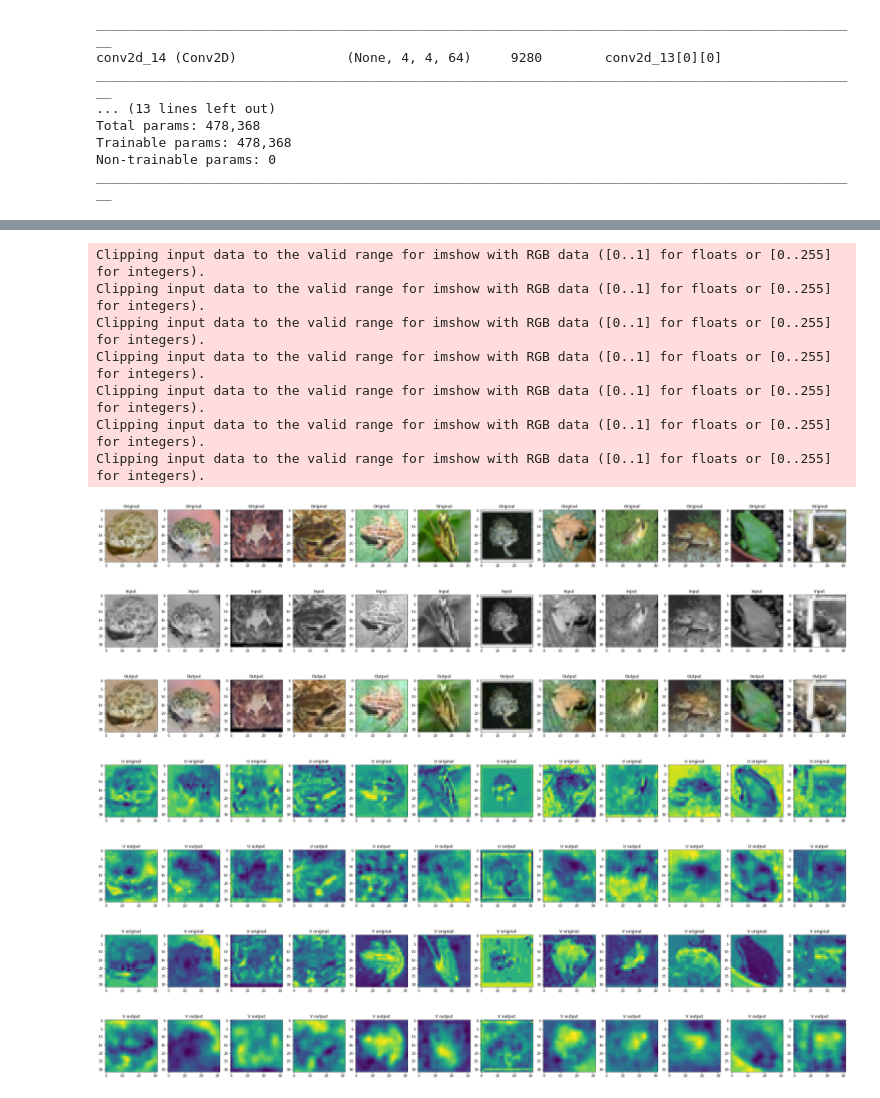
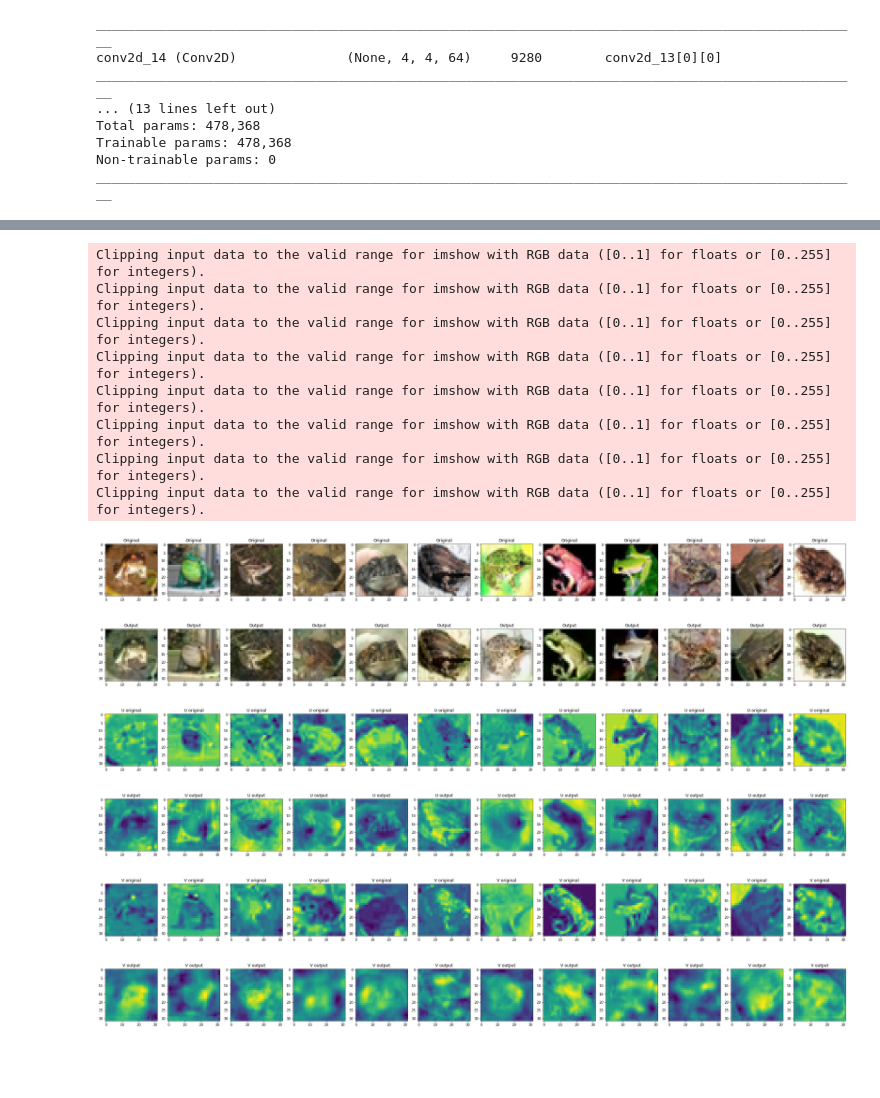
Before and after one commit to conwayjw97/Image-Colourisation-with-Deep-Learning, a Jupyter notebook: src/CVAE.ipynb, the cells around one changed output, grey strips where cells are left out. Drawn from its saved outputs; the diff is of its cells as text; code cells hidden in the pictures; blank space fills up the shorter version.

```diff
--- a/src/CVAE.ipynb
+++ b/src/CVAE.ipynb
@@ -5,12 +5,15 @@
 # %%
 # Insert an integer value for the DATASET_CHOICE variable below
 # 0 = Symbol Set
-# 1 = cifar10 (You can also choose a class with CIFAR10_CLASS)
+# 1 = cifar10 (You can also choose a class with the CIFAR10_CLASS variable)
 # 2 = Celeb faces
-# 3 = ImageNette
+# 3 = ImageNette (You must choose a category with the IMAGENETTE_CATEGORY variable)
 DATASET_CHOICE = 1
 # If you wish to use a specific cifar10 class, specify one here, otherwise assign the variable to None
 CIFAR10_CLASS = 6
+# If using imagenette specify the image category to train on here
+# Choose one of the following: "dog", "paraglider", "golfball", "church", "fish"
+IMAGENETTE_CATEGORY = "dog"
 # %% [markdown]
 # Define Global Parameters
 # %%
@@ -317,11 +418,11 @@ for i in range(output_count):
   plt.title("Original")
   plt.imshow(train_images[i+index_offset])
 
-fig = plt.figure(figsize=(39, 39))
-for i in range(output_count):
-  fig.add_subplot(1,output_count,i+1)
-  plt.title("Input")
-  plt.imshow(tf.image.grayscale_to_rgb(train_y[i+index_offset]))
+# fig = plt.figure(figsize=(39, 39))
+# for i in range(output_count):
+#   fig.add_subplot(1,output_count,i+1)
+#   plt.title("Input")
+#   plt.imshow(tf.image.grayscale_to_rgb(train_y[i+index_offset]))
 
 fig = plt.figure(figsize=(39, 39))
 for i in range(output_count):
@@ -333,40 +434,40 @@ fig = plt.figure(figsize=(39, 39))
 for i in range(output_count):
   fig.add_subplot(1,output_count,i+1)
   plt.title("U original")
   plt.imshow(train_yuv[i+index_offset,:,:,1])
 
 fig = plt.figure(figsize=(39, 39))
 for i in range(output_count):
   fig.add_subplot(1,output_count,i+1)
   plt.title("U output")
   plt.imshow(result[i+index_offset,:,:,1])
 
 fig = plt.figure(figsize=(39, 39))
 for i in range(output_count):
   fig.add_subplot(1,output_count,i+1)
   plt.title("V original")
   plt.imshow(train_yuv[i+index_offset,:,:,2])
 
 fig = plt.figure(figsize=(39, 39))
 for i in range(output_count):
   fig.add_subplot(1,output_count,i+1)
   plt.title("V output")
   plt.imshow(result[i+index_offset,:,:,2])
 # %% [output]
 Clipping input data to the valid range for imshow with RGB data ([0..1] for floats or [0..255] for integers).
 Clipping input data to the valid range for imshow with RGB data ([0..1] for floats or [0..255] for integers).
 Clipping input data to the valid range for imshow with RGB data ([0..1] for floats or [0..255] for integers).
 Clipping input data to the valid range for imshow with RGB data ([0..1] for floats or [0..255] for integers).
 Clipping input data to the valid range for imshow with RGB data ([0..1] for floats or [0..255] for integers).
 Clipping input data to the valid range for imshow with RGB data ([0..1] for floats or [0..255] for integers).
 Clipping input data to the valid range for imshow with RGB data ([0..1] for floats or [0..255] for integers).
+Clipping input data to the valid range for imshow with RGB data ([0..1] for floats or [0..255] for integers).
-[figure, old version]
+[figure, new version]
-[figure, old version]
+[figure, new version]
-[figure, old version]
+[figure, new version]
-[figure, old version]
+[figure, new version]
-[figure, old version]
+[figure, new version]
-[figure, old version]
+[figure, new version]
-[figure, removed]
 # %%
 sample_z = encoder_conditional.predict(test_y)
 result = decoder.predict([sample_z, test_y])
```
Also changed, not shown: parts of 10 cells of this notebook.
